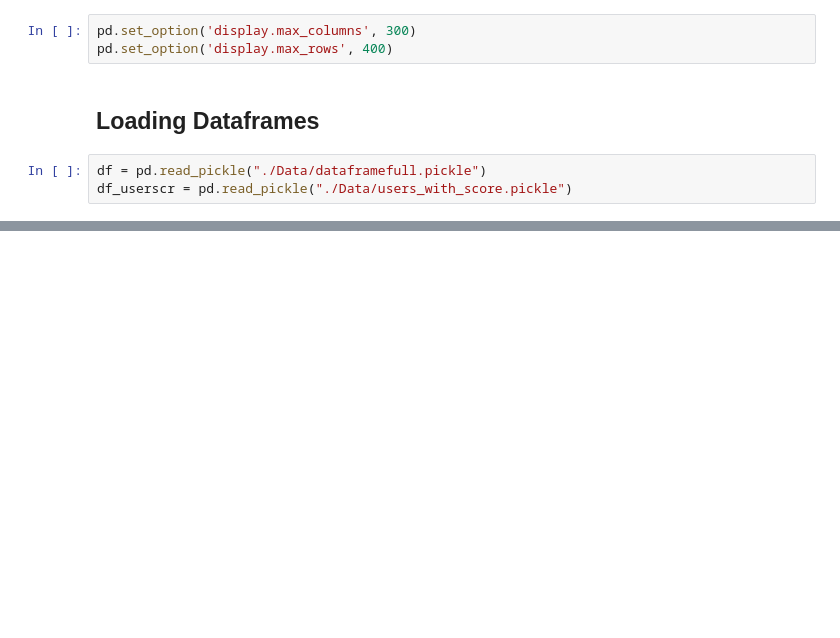
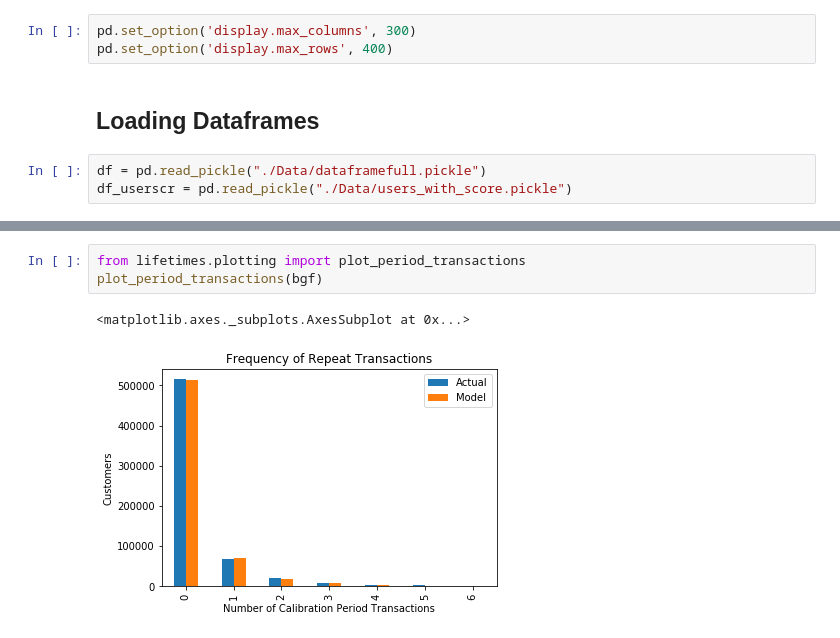
Before and after one commit to s-lau-42/Project_3_Online_Shop_Analysis, a Jupyter notebook: Part_4_Customer_Lifetime_Value.ipynb, the cells around one changed output, grey strips where cells are left out. Cells and saved outputs as stored; diff of their text form; blank space fills up the shorter version.

```diff
--- a/Part_4_Customer_Lifetime_Value.ipynb
+++ b/Part_4_Customer_Lifetime_Value.ipynb
@@ -68,0 +171,6 @@ df_userscr = pd.read_pickle("./Data/users_with_score.pickle")
+# %%
+from lifetimes.plotting import plot_period_transactions
+plot_period_transactions(bgf)
+# %% [output]
+<matplotlib.axes._subplots.AxesSubplot at 0x...>
+[figure, added]
```
Also changed, not shown: parts of 34 cells of this notebook, 1 other file.
